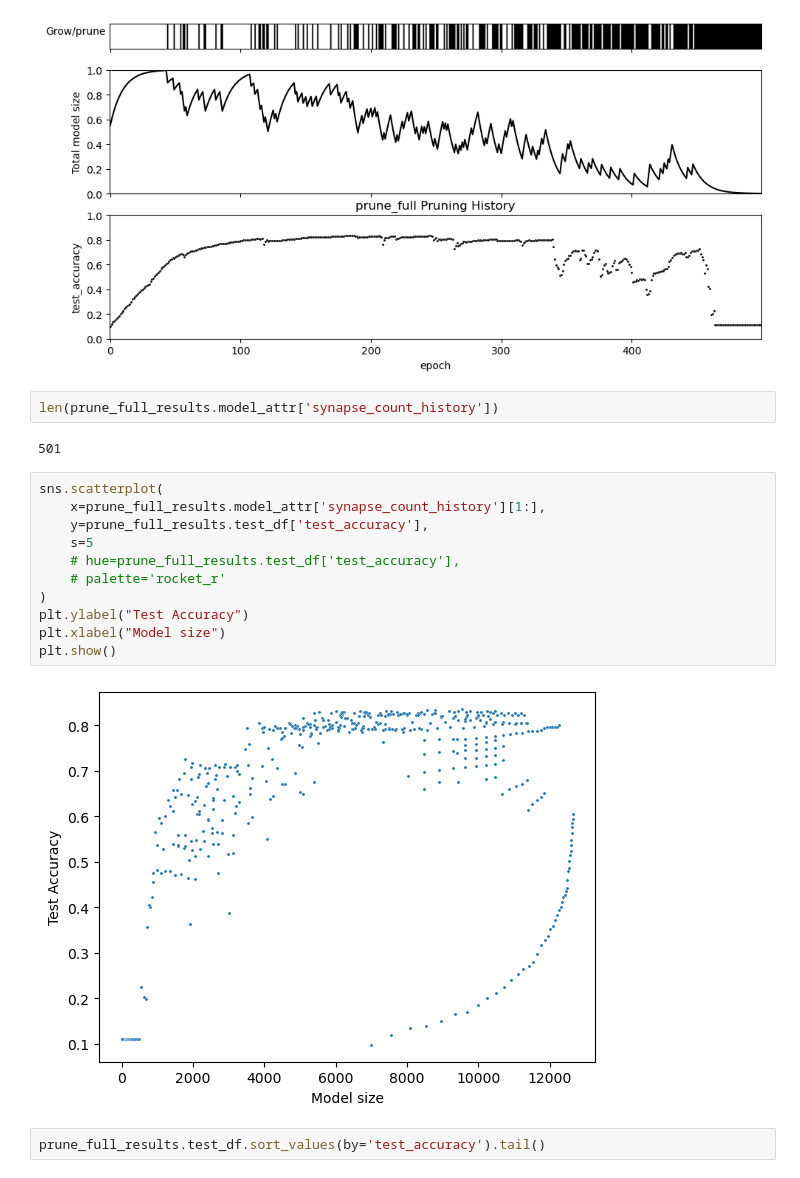
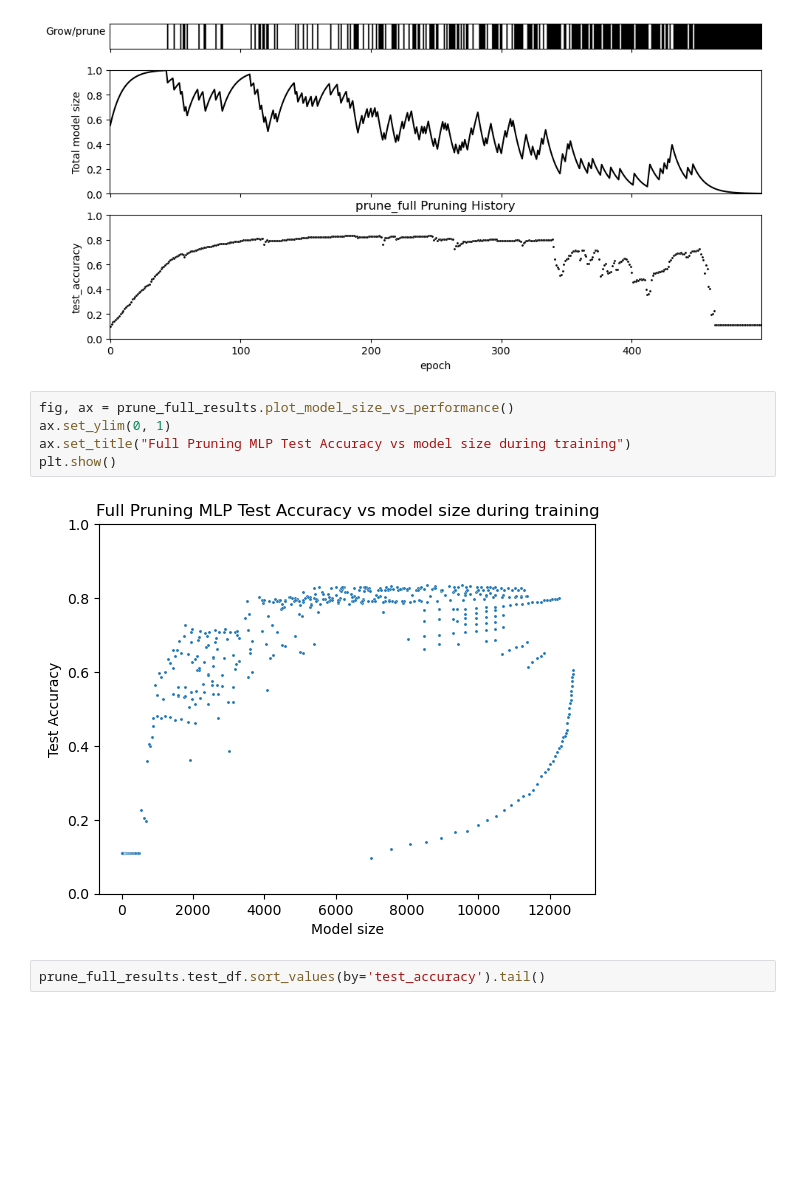
Before and after one commit to cchu70/klab_rotation, a Jupyter notebook: 11_Simple-MLP-supervised-SBATCH.ipynb, the cells around one changed output. Cells and saved outputs as stored; diff of their text form; blank space fills up the shorter version.

```diff
--- a/11_Simple-MLP-supervised-SBATCH.ipynb
+++ b/11_Simple-MLP-supervised-SBATCH.ipynb
@@ -124,23 +130,13 @@ prune_full_results.plot_training_losses()
 fig, ax = prune_full_results.plot_pruning(figsize=(10, 5), norm_size=total_size, test_err_col='test_accuracy')
 # %% [output]
 [figure]
-# %%
-len(prune_full_results.model_attr['synapse_count_history'])
-# %% [output]
-501
-# %%
-sns.scatterplot(
-    x=prune_full_results.model_attr['synapse_count_history'][1:],
-    y=prune_full_results.test_df['test_accuracy'],
-    s=5
-    # hue=prune_full_results.test_df['test_accuracy'],
-    # palette='rocket_r'
-)
-plt.ylabel("Test Accuracy")
-plt.xlabel("Model size")
-plt.show()
-# %% [output]
-[figure, removed]
+# %%
+fig, ax = prune_full_results.plot_model_size_vs_performance()
+ax.set_ylim(0, 1)
+ax.set_title("Full Pruning MLP Test Accuracy vs model size during training")
+plt.show()
+# %% [output]
+[figure, added]
 # %%
 prune_full_results.test_df.sort_values(by='test_accuracy').tail()
 # %% [output]
```
Also changed, not shown: parts of 1 cell of this notebook, 1 other file.
